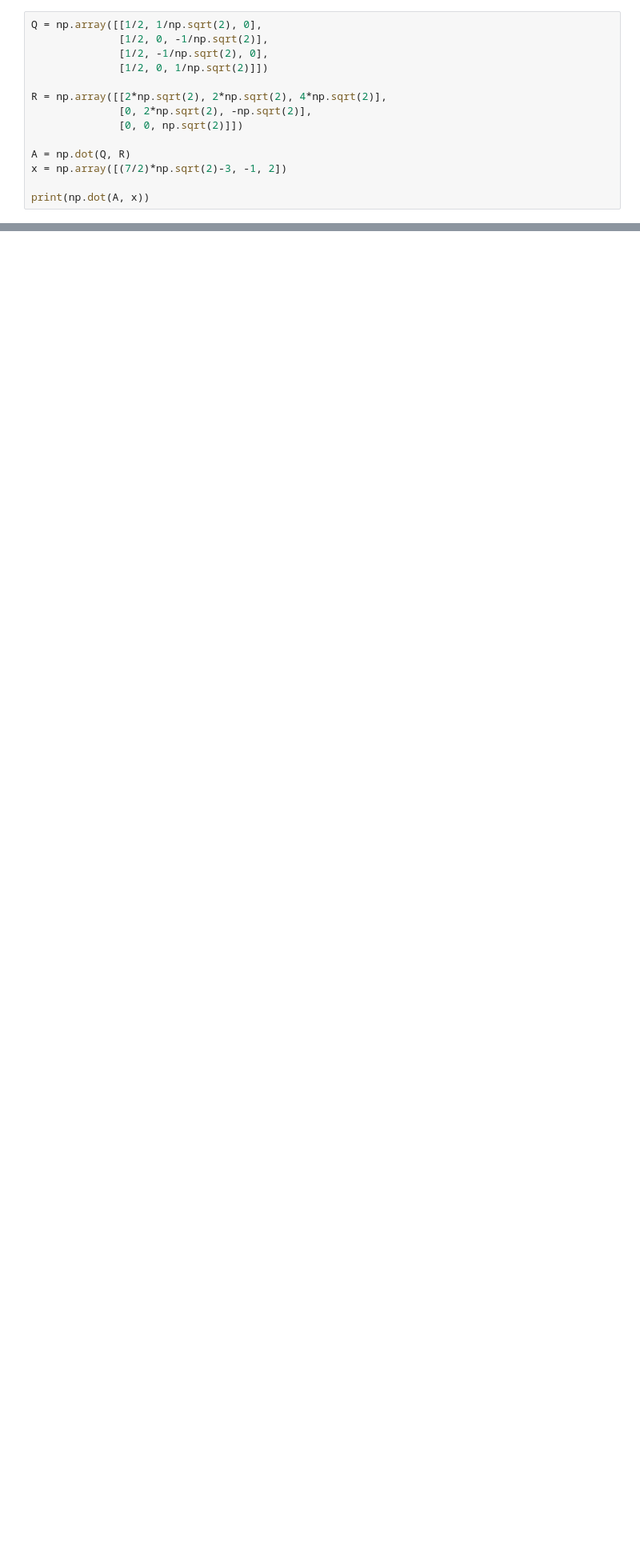
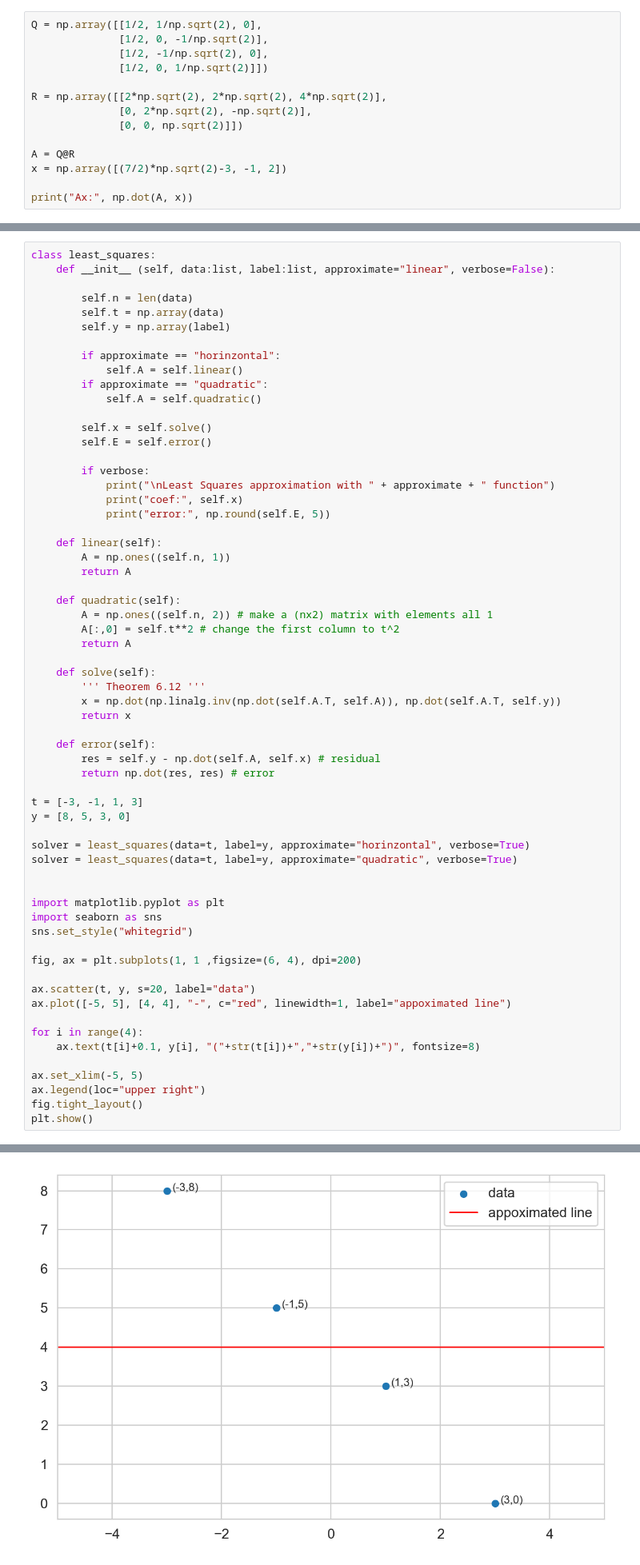
Before and after one commit to doggydoggy0101/math_project, a Jupyter notebook: linear_algebra/midterm.ipynb, the cells around one changed output, grey strips where cells are left out. Shown: that part at 80% size. Saved outputs shown, nothing was run; the diff lists cells and outputs as text; blank space fills up the shorter version.

```diff
--- a/linear_algebra/midterm.ipynb
+++ b/linear_algebra/midterm.ipynb
@@ -71,8 +72,8 @@ R = np.array([[2*np.sqrt(2), 2*np.sqrt(2), 4*np.sqrt(2)],
               [0, 2*np.sqrt(2), -np.sqrt(2)],
               [0, 0, np.sqrt(2)]])
 
-A = np.dot(Q, R)
+A = Q@R
 x = np.array([(7/2)*np.sqrt(2)-3, -1, 2])
 
-print(np.dot(A, x))
+print("Ax:", np.dot(A, x))
 # %% [output]
@@ -88,0 +138,63 @@ print(Q@Q.T)
+# %%
+class least_squares:
+    def __init__ (self, data:list, label:list, approximate="linear", verbose=False):
+
+        self.n = len(data)
+        self.t = np.array(data)
+        self.y = np.array(label)
+
+        if approximate == "horinzontal":
+            self.A = self.linear()
+        if approximate == "quadratic":
+            self.A = self.quadratic()
+
+        self.x = self.solve()
+        self.E = self.error()
+
+        if verbose:
+            print("\nLeast Squares approximation with " + approximate + " function")
+            print("coef:", self.x)
+            print("error:", np.round(self.E, 5))
+
+    def linear(self):
+        A = np.ones((self.n, 1))
+        return A
+
+    def quadratic(self):
+        A = np.ones((self.n, 2)) # make a (nx2) matrix with elements all 1
+        A[:,0] = self.t**2 # change the first column to t^2
+        return A
+
+    def solve(self):
+        ''' Theorem 6.12 '''
+        x = np.dot(np.linalg.inv(np.dot(self.A.T, self.A)), np.dot(self.A.T, self.y))
+        return x
+
+    def error(self):
+        res = self.y - np.dot(self.A, self.x) # residual
+        return np.dot(res, res) # error
+
+t = [-3, -1, 1, 3]
+y = [8, 5, 3, 0]
+
+solver = least_squares(data=t, label=y, approximate="horinzontal", verbose=True)
+solver = least_squares(data=t, label=y, approximate="quadratic", verbose=True)
+
+
+import matplotlib.pyplot as plt
+import seaborn as sns
+sns.set_style("whitegrid")
+
+fig, ax = plt.subplots(1, 1 ,figsize=(6, 4), dpi=200)
+
+ax.scatter(t, y, s=20, label="data")
+ax.plot([-5, 5], [4, 4], "-", c="red", linewidth=1, label="appoximated line")
+
+for i in range(4):
+    ax.text(t[i]+0.1, y[i], "("+str(t[i])+","+str(y[i])+")", fontsize=8)
+
+ax.set_xlim(-5, 5)
+ax.legend(loc="upper right")
+fig.tight_layout()
+plt.show()
+# %% [output]
@@ -88,0 +208 @@ print(Q@Q.T)
+[figure, added]
```
Also changed, not shown: parts of 7 cells of this notebook.
